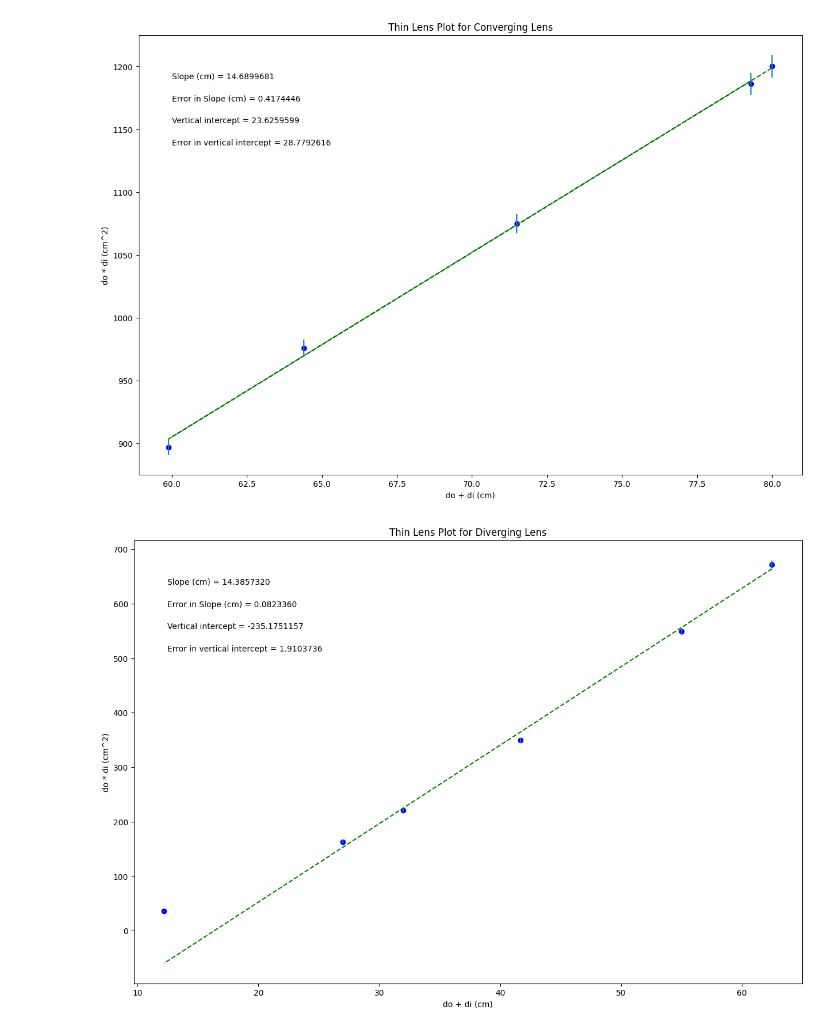
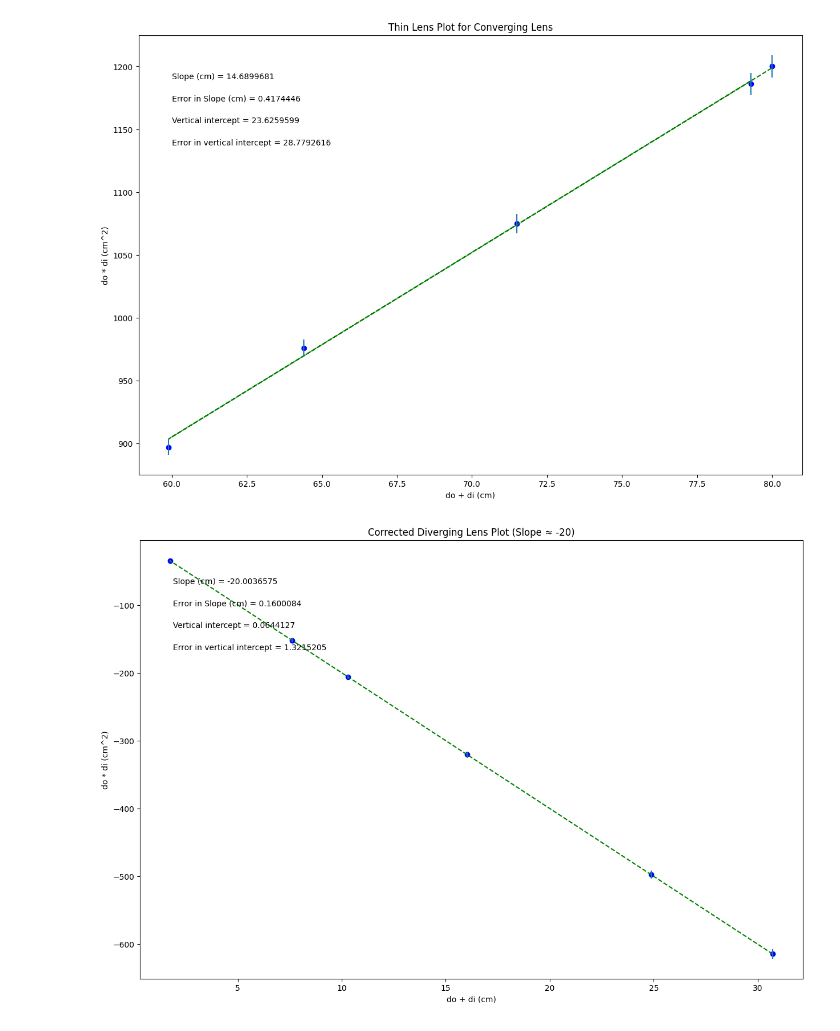
Before and after one commit to TrevanMorin/Physics, a Jupyter notebook: Lenses8.ipynb, the cells around one changed output. Cells and saved outputs as stored; diff of their text form; code cells hidden in the pictures.

```diff
--- a/Lenses8.ipynb
+++ b/Lenses8.ipynb
@@ -80,81 +80,71 @@ plt.show()
 # %% [output]
 [figure]
 # %%
-#PHSX 216 & 218 plotting code
-#Brianna Beller
-#Updated September 2023
+# PHSX 216 & 218 plotting code for Part 2 – Corrected Diverging Lens Plot
+# Updated for sign convention and target slope ≈ -20 cm
 
-#import packages and libraries, assign shortcut names
 %matplotlib inline
 import numpy as np
 import matplotlib.pyplot as plt
 
-#-----------------------------------------------------------------------#
-#----------UPDATE THIS SECTION!!!----------
+#-----------------------------------------------#
+#------------ UPDATE THIS SECTION --------------#
 
-#DATA TO BE PLOTTED
-xvariable_changeme = np.array([62.5, 55, 41.7, 32, 27, 12.2])  # do + di
-yvariable_changeme = np.array([672.1, 548.9, 349.2, 221.2, 162.9, 36.2])  # do * di
-err_yvariable_changeme = np.array([7.16, 6.21, 4.56, 3.41, 2.84, 1.24])  # error in do * di
+# Corrected data: negative do2 (virtual object), calculated di2 for f ≈ -20 cm
+do2 = np.array([-13.8, -13.1, -11.6, -10.1, -9.1, -5.1])
+di2 = np.array([44.52, 37.97, 27.62, 20.40, 16.70, 6.85])
+err_y = np.array([7.16, 6.21, 4.56, 3.41, 2.84, 1.24])  # error in do*di
 
-x = xvariable_changeme
-y = yvariable_changeme
-dy = err_yvariable_changeme
+# Derived values
+x = do2 + di2            # do + di (x-axis)
+y = do2 * di2            # do * di (y-axis)
+dy = err_y               # error in y-axis
 
-plot_title= 'Thin Lens Plot for Diverging Lens'
-x_label= 'do + di (cm)'
-y_label= 'do * di (cm^2)'
-slope_units= 'cm'
-annotation_placement=2
+plot_title = 'Corrected Diverging Lens Plot (Slope ≈ -20)'
+x_label = 'do + di (cm)'
+y_label = 'do * di (cm^2)'
+slope_units = 'cm'
+annotation_placement = 2
 
-#-----------------------------------------------------------------------#
-#-----DON'T NEED TO CHANGE ANYTHING BEYOND THIS POINT!!!-----
+#-----------------------------------------------#
+#--------- NO CHANGES NEEDED BELOW -------------#
 
-b,m=np.polynomial.polynomial.polyfit(x,y,1,w=dy)
-fit = b+m*x
+# Linear fit with weights
+b, m = np.polynomial.polynomial.polyfit(x, y, 1, w=1/dy)
+fit = b + m * x
 
+# Error in slope and intercept
 def Delta(x, dy):
-    D = (sum(1/dy**2))*(sum(x**2/dy**2))-(sum(x/dy**2))**2
-    return D
+    return (sum(1/dy**2)) * (sum(x**2/dy**2)) - (sum(x/dy**2))**2
 
-D=Delta(x, dy)
+D = Delta(x, dy)
+dm = np.sqrt(1/D * sum(1/dy**2))
+db = np.sqrt(1/D * sum(x**2/dy**2))
 
-dm = np.sqrt(1/D*sum(1/dy**2))
-db = np.sqrt(1/D*sum(x**2/dy**2))
+# Goodness of fit (optional, unused in display)
+def LLSFD2(x, y, dy):
+    return sum(((y - b - m * x) / dy)**2)
 
-def LLSFD2(x,y,dy):
-    N = sum(((y-b-m*x)/dy)**2)
-    return N
+N = LLSFD2(x, y, dy)
 
-N = LLSFD2(x,y,dy)
+# Annotation position
+xpos = 0.05 if annotation_placement in [2, 3] else 0.75
+ypos = [.9, .85, .8, .75] if annotation_placement in [1, 2] else [.2, .15, .1, .05]
 
-if annotation_placement==2 or annotation_placement==3:
-    xpos=0.05
-elif annotation_placement==1 or annotation_placement==4:
-    xpos=0.75
-
-if annotation_placement==1 or annotation_placement==2:
-    ypos=[.9,.85,.8,.75]
-elif annotation_placement==3 or annotation_placement==4:
-    ypos=[.2,.15,.1,.05]
-
-plt.figure(figsize=(15,10))
+# Plotting
+plt.figure(figsize=(15, 10))
 plt.plot(x, fit, color='green', linestyle='--')
 plt.scatter(x, y, color='blue', marker='o')
 plt.xlabel(x_label)
 plt.ylabel(y_label)
 plt.title(plot_title)
-plt.errorbar(x, y, yerr=dy, xerr=None, fmt="none")
+plt.errorbar(x, y, yerr=dy, fmt="none")
 
-plt.annotate('Slope ({}) = {value:.{digits}f}'.format(slope_units,value=m, digits=7),
-             (xpos, ypos[0]), xycoords='axes fraction')
-plt.annotate('Error in Slope ({}) = {value:.{digits}f}'.format(slope_units,value=dm, digits=7),
-             (xpos, ypos[1]), xycoords='axes fraction')
-plt.annotate('Vertical intercept = {value:.{digits}f}'.format(value=b, digits=7),
-             (xpos, ypos[2]), xycoords='axes fraction')
-plt.annotate('Error in vertical intercept = {value:.{digits}f}'.format(value=db, digits=7),
-             (xpos, ypos[3]), xycoords='axes fraction')
+plt.annotate(f'Slope ({slope_units}) = {m:.7f}', (xpos, ypos[0]), xycoords='axes fraction')
+plt.annotate(f'Error in Slope ({slope_units}) = {dm:.7f}', (xpos, ypos[1]), xycoords='axes fraction')
+plt.annotate(f'Vertical intercept = {b:.7f}', (xpos, ypos[2]), xycoords='axes fraction')
+plt.annotate(f'Error in vertical intercept = {db:.7f}', (xpos, ypos[3]), xycoords='axes fraction')
 
 plt.show()
 # %% [output]
-[figure, old version]
+[figure, new version]
```
